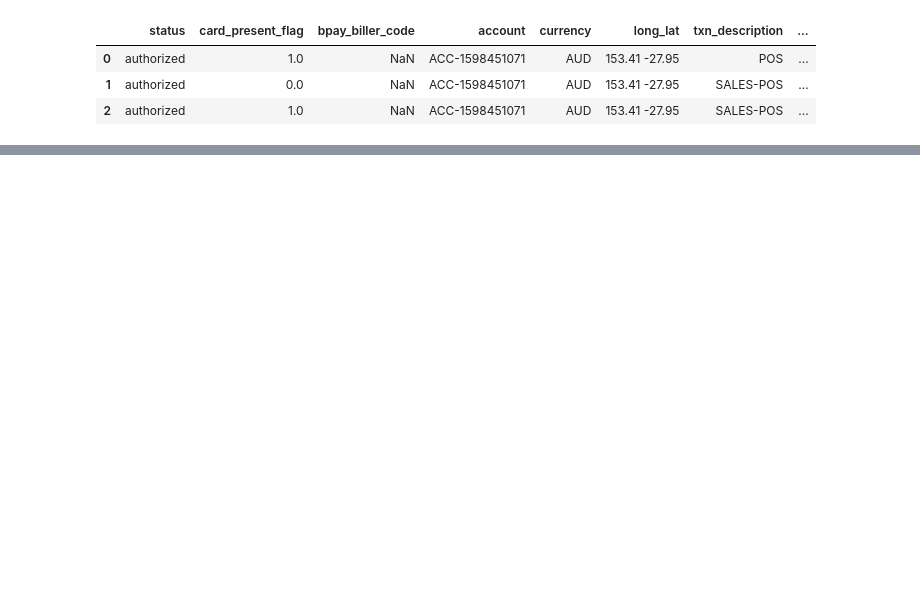
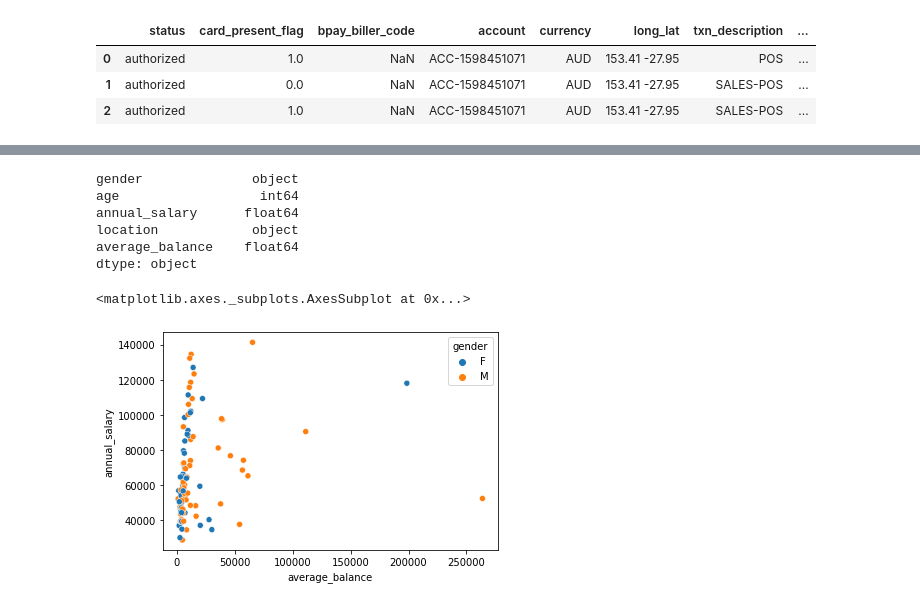
Before and after one commit to nug1209/ANZ_Data_Virtual_Experience, a Jupyter notebook: ANZ_Data_Analytics.ipynb, the cells around one changed output, grey strips where cells are left out. Cells and saved outputs as stored; diff of their text form; code cells hidden in the pictures; blank space fills up the shorter version.

```diff
--- a/ANZ_Data_Analytics.ipynb
+++ b/ANZ_Data_Analytics.ipynb
@@ -738,8 +757,13 @@ df_sal.head()
 # %%
-df = df.merge(df_sal, how='inner', on='account')
-df.head(3)
+df_mod = df.merge(df_sal, how='inner', on='account')
+df_mod = df_mod.merge(df_location, how='inner', on='account')
+df_mod = df_mod.merge(df_bal, how='inner', on='account')
+df_mod.head(3)
 # %% [output]
 |  | status | card_present_flag | bpay_biller_code | account | currency | long_lat | txn_description | ... |
 | 0 | authorized | 1.0 | NaN | ACC-1598451071 | AUD | 153.41 -27.95 | POS | ... |
 | 1 | authorized | 0.0 | NaN | ACC-1598451071 | AUD | 153.41 -27.95 | SALES-POS | ... |
 | 2 | authorized | 1.0 | NaN | ACC-1598451071 | AUD | 153.41 -27.95 | SALES-POS | ... |
+# %%
+df_mod = df_mod.drop(df_mod.columns.difference(['account', 'gender', 'age', 'location', 'average_balance', 'annual_salary']), 1)
+df_mod.shape
@@ -745,0 +782,5 @@ df.head(3)
+# %%
+df_mod.drop_duplicates(subset=['account'], keep='first', inplace=True)
+# %%
+df_mod = df_mod.drop(columns=['account'])
+df_mod.head(20)
@@ -745,0 +830,14 @@ df.head(3)
+# %%
+df_mod.dtypes
+# %% [output]
+gender              object
+age                  int64
+annual_salary      float64
+location            object
+average_balance    float64
+dtype: object
+# %%
+sns.scatterplot(data=df_mod, x='average_balance', y='annual_salary', hue='gender')
+# %% [output]
+<matplotlib.axes._subplots.AxesSubplot at 0x...>
+[figure, added]
```
Also changed, not shown: parts of 9 cells of this notebook.
